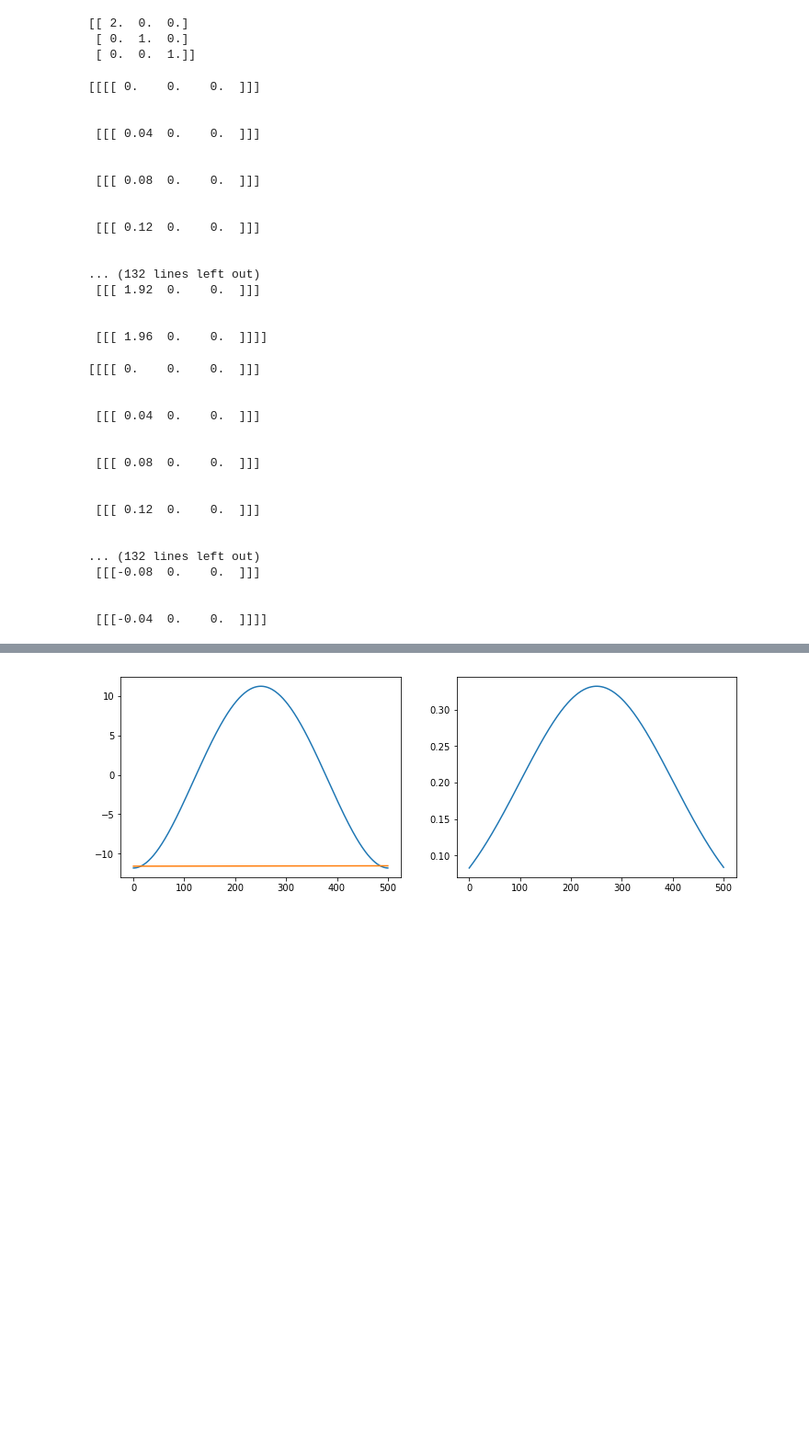
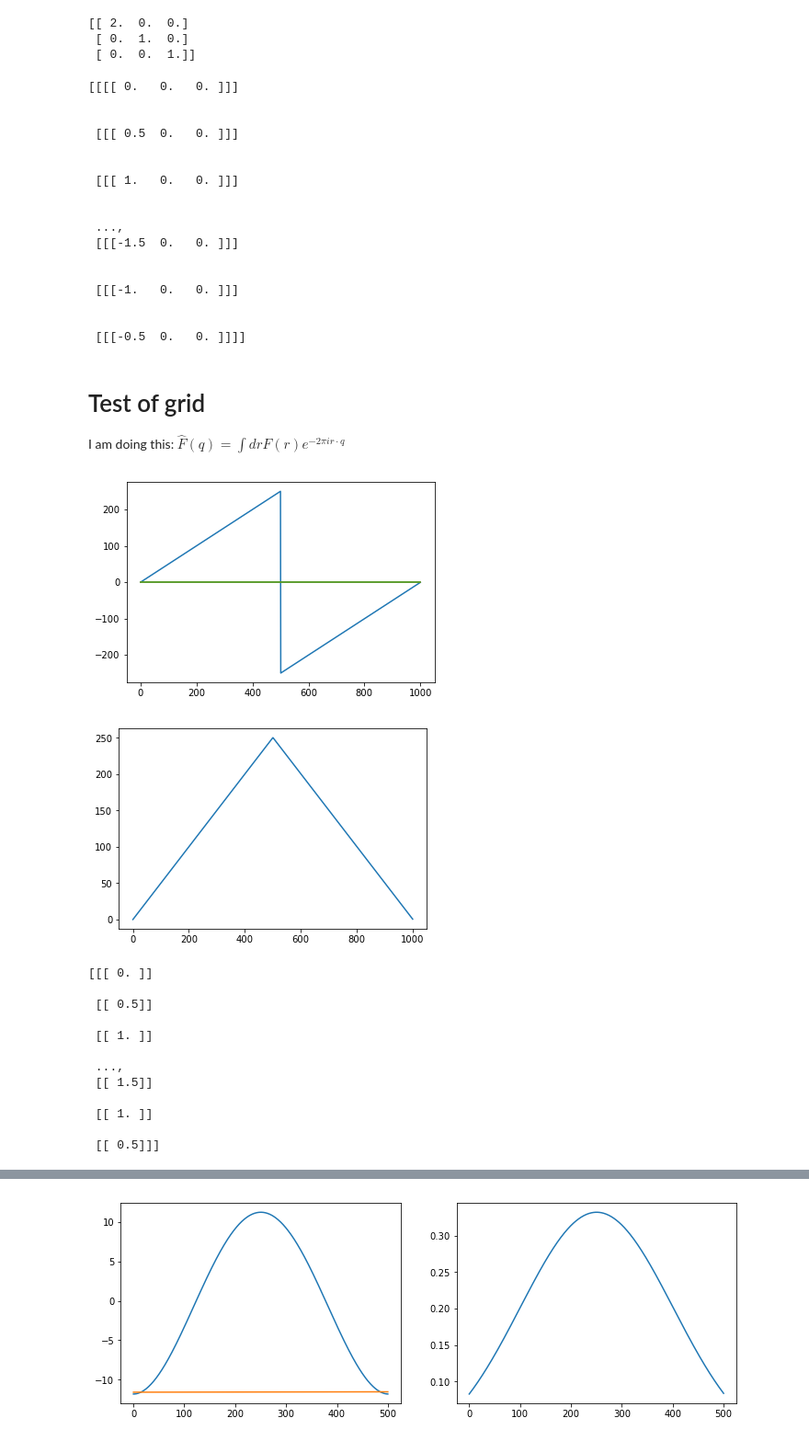
Before and after one commit to alesgenova/pbcpy, a Jupyter notebook: src/vh_prototype_test.ipynb, the cells around one changed output, grey strips where cells are left out. Shown: that part at 92% size. Drawn from its saved outputs; the diff is of its cells as text; code cells hidden in the pictures; blank space fills up the shorter version.

```diff
--- a/src/vh_prototype_test.ipynb
+++ b/src/vh_prototype_test.ipynb
@@ -17,45 +17,25 @@ print(at)
  [ 0.  1.  0.]
  [ 0.  0.  1.]]
 # %%
-nr = [50,1,1]
-grid_sp = Grid_Space(at, nr,convention='')
-grid_sp1 = Grid_Space(at, nr,convention='mic')
-print(grid_sp.grid.r)
+nr = [1001,1,1]
+grid_sp = Grid_Space(at, nr, convention='',
+                     reciprocal_convention='mic_reciprocal')
+print(grid_sp.reciprocal_grid.r)
 # %% [output]
-[[[[ 0.    0.    0.  ]]]
+[[[[ 0.   0.   0. ]]]
 
 
- [[[ 0.04  0.    0.  ]]]
+ [[[ 0.5  0.   0. ]]]
 
 
- [[[ 0.08  0.    0.  ]]]
+ [[[ 1.   0.   0. ]]]
 
 
- [[[ 0.12  0.    0.  ]]]
+ ...,
+ [[[-1.5  0.   0. ]]]
 
 
-... (132 lines left out)
- [[[ 1.92  0.    0.  ]]]
+ [[[-1.   0.   0. ]]]
 
 
- [[[ 1.96  0.    0.  ]]]]
+ [[[-0.5  0.   0. ]]]]
-# %%
-print(grid_sp1.grid.r)
-# %% [output]
-[[[[ 0.    0.    0.  ]]]
-
-
- [[[ 0.04  0.    0.  ]]]
-
-
- [[[ 0.08  0.    0.  ]]]
-
-
- [[[ 0.12  0.    0.  ]]]
-
-
-... (132 lines left out)
- [[[-0.08  0.    0.  ]]]
-
-
- [[[-0.04  0.    0.  ]]]]
@@ -65 +42,28 @@ def r_square(grid,center):
+# %% [markdown]
+# Test of grid
+
+I am doing this:
+$\hat F(q) = \int dr F(r) e^{-2\pi i r\cdot q}$
+# %%
+invgrid = grid_sp.reciprocal_grid
+plt.plot(invgrid.r[:,0,0])
+plt.show()
+plt.plot(invgrid.dist_grid_func().values[:,0,0])
+plt.show()
+print(invgrid.dist_grid_func().values)
+# %% [output]
+[figure, added]
+[figure, added]
+[[[ 0. ]]
+
+ [[ 0.5]]
+
+ [[ 1. ]]
+
+ ...,
+ [[ 1.5]]
+
+ [[ 1. ]]
+
+ [[ 0.5]]]
 # %%
```
Also changed, not shown: parts of 22 cells of this notebook, 3 other files.
